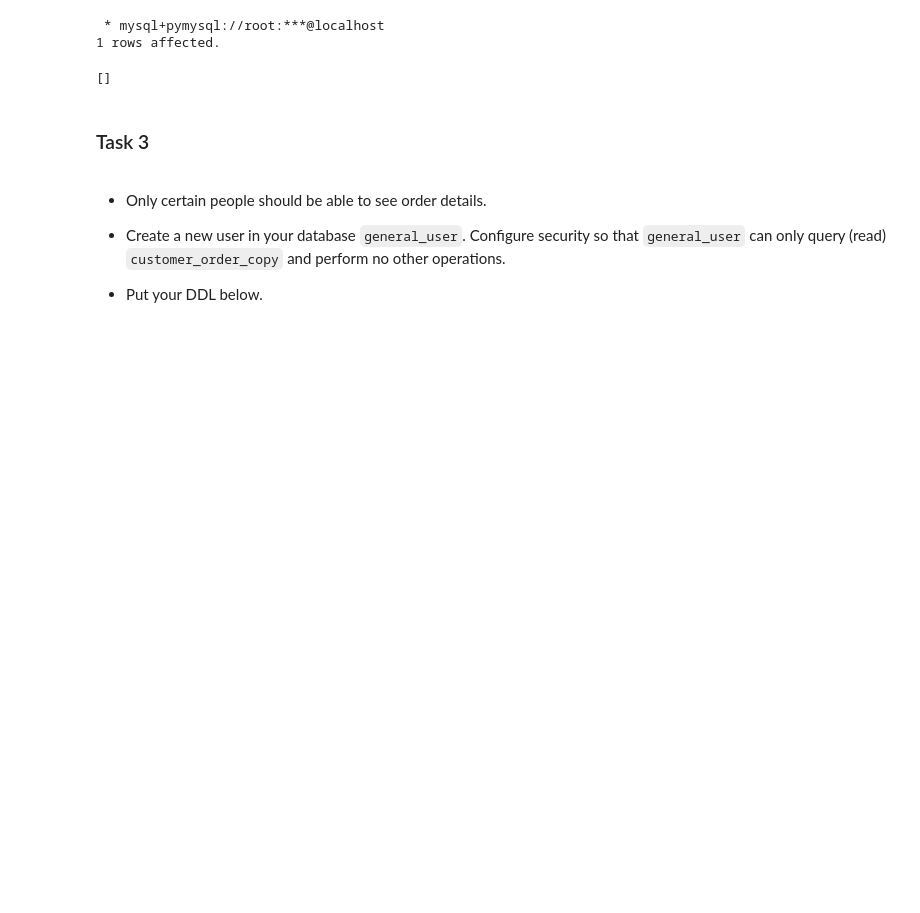
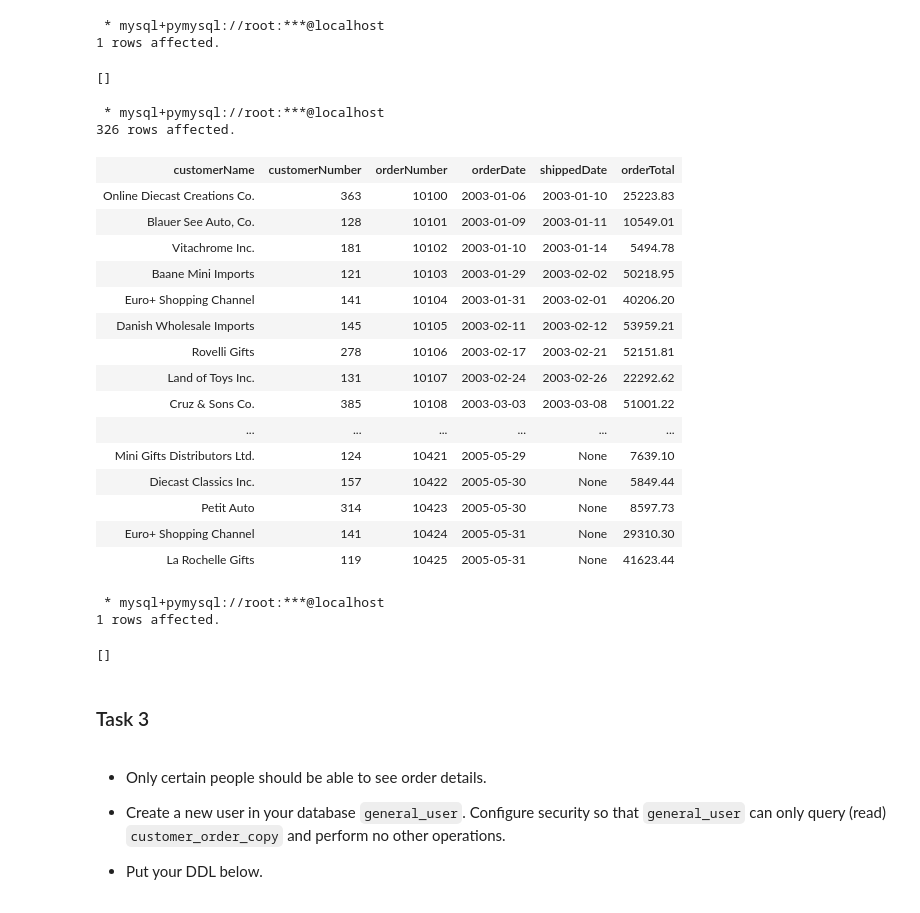
Before and after one commit to ChrisKye/CS4111_Final, a Jupyter notebook: practical/s23_w4111_final_exam.ipynb, the cells around one changed output. Drawn from its saved outputs; the diff is of its cells as text; code cells hidden in the pictures; blank space fills up the shorter version.

```diff
--- a/practical/s23_w4111_final_exam.ipynb
+++ b/practical/s23_w4111_final_exam.ipynb
@@ -539,10 +552,37 @@ values (10100, "S12_1099", 10, 1500, 5);
  * mysql+pymysql://root:***@localhost
 1 rows affected.
 []
+# %%
+%%sql
+select * from customer_order_copy ORDER BY orderNumber
+## we see that the first row has updated
+# %% [output]
+ * mysql+pymysql://root:***@localhost
+326 rows affected.
+| customerName | customerNumber | orderNumber | orderDate | shippedDate | orderTotal |
+| Online Diecast Creations Co. | 363 | 10100 | 2003-01-06 | 2003-01-10 | 25223.83 |
+| Blauer See Auto, Co. | 128 | 10101 | 2003-01-09 | 2003-01-11 | 10549.01 |
+| Vitachrome Inc. | 181 | 10102 | 2003-01-10 | 2003-01-14 | 5494.78 |
+| Baane Mini Imports | 121 | 10103 | 2003-01-29 | 2003-02-02 | 50218.95 |
+| Euro+ Shopping Channel | 141 | 10104 | 2003-01-31 | 2003-02-01 | 40206.20 |
+| Danish Wholesale Imports | 145 | 10105 | 2003-02-11 | 2003-02-12 | 53959.21 |
+| Rovelli Gifts | 278 | 10106 | 2003-02-17 | 2003-02-21 | 52151.81 |
+| Land of Toys Inc. | 131 | 10107 | 2003-02-24 | 2003-02-26 | 22292.62 |
+| Cruz & Sons Co. | 385 | 10108 | 2003-03-03 | 2003-03-08 | 51001.22 |
+| ... | ... | ... | ... | ... | ... |
+| Mini Gifts Distributors Ltd. | 124 | 10421 | 2005-05-29 | None | 7639.10 |
+| Diecast Classics Inc. | 157 | 10422 | 2005-05-30 | None | 5849.44 |
+| Petit Auto | 314 | 10423 | 2005-05-30 | None | 8597.73 |
+| Euro+ Shopping Channel | 141 | 10424 | 2005-05-31 | None | 29310.30 |
+| La Rochelle Gifts | 119 | 10425 | 2005-05-31 | None | 41623.44 |
 # %%
 %%sql
 ## delete change
-delete from orderdetails WHERE orderNumber=10110 AND orderLineNumber = 5
+delete from orderdetails WHERE orderNumber=10100 AND orderLineNumber = 5
+# %% [output]
+ * mysql+pymysql://root:***@localhost
+1 rows affected.
+[]
 # %% [markdown]
 ### Task 3
 # %% [markdown]
```
Also changed, not shown: parts of 19 cells of this notebook, 3 other files.
